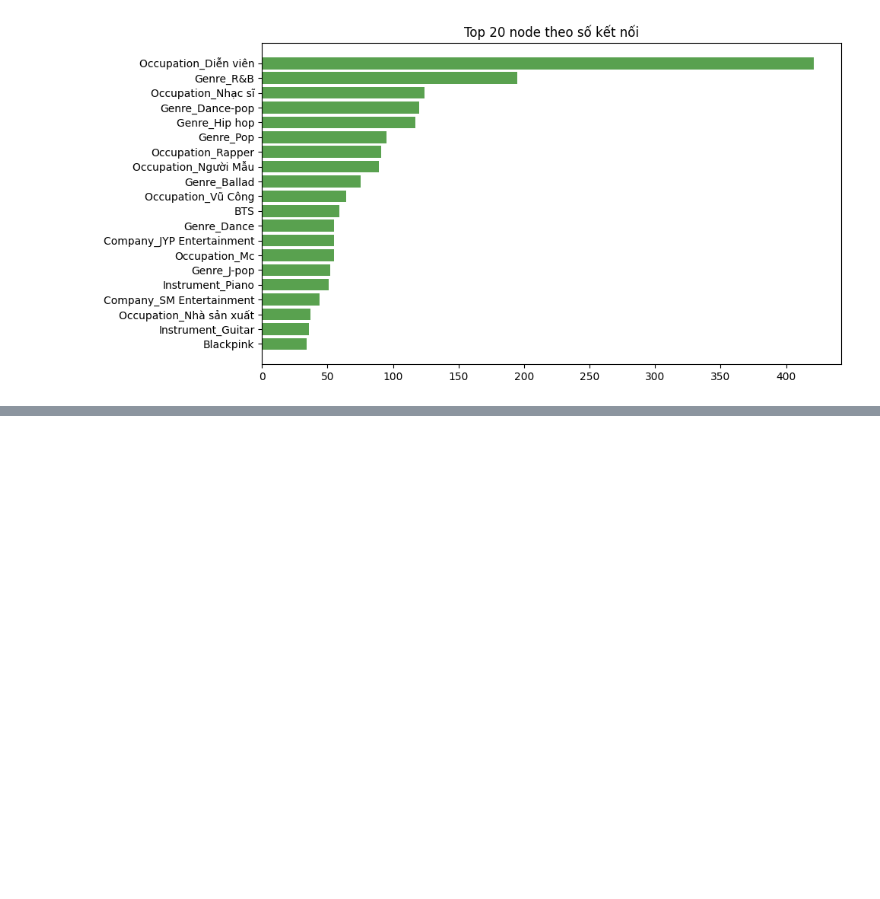
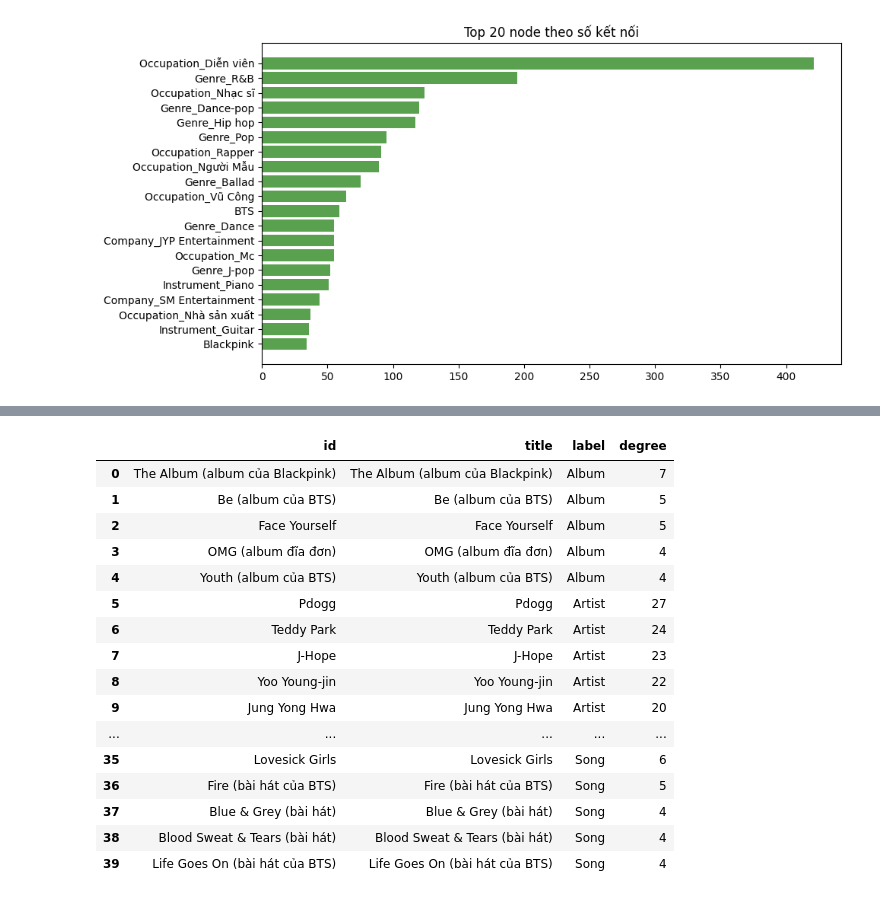
Before and after one commit to huynd2174/Social-Network-Analyst-, a Jupyter notebook: network_analysis.ipynb, the cells around one changed output, grey strips where cells are left out. Cells and saved outputs as stored; diff of their text form; code cells hidden in the pictures; blank space fills up the shorter version.

```diff
--- a/network_analysis.ipynb
+++ b/network_analysis.ipynb
@@ -138,0 +97,52 @@ Top edge types:
+# %%
+# Top 5 node có nhiều kết nối nhất cho mỗi loại label
+import pandas as pd
+
+if nx is not None:
+    # Bảo đảm có graph G
+    if 'G' not in globals():
+        G = nx.Graph()
+        for key in nodes:
+            G.add_node(key)
+        for e in edges:
+            s, t = e.get('source'), e.get('target')
+            if s in nodes and t in nodes:
+                G.add_edge(s, t)
+
+    degree_map = dict(G.degree())
+    label_map = {k: v.get('label') for k, v in nodes.items()}
+    title_map = {k: v.get('title', k) for k, v in nodes.items()}
+
+    deg_df = pd.DataFrame([
+        {'id': nid, 'title': title_map.get(nid, nid), 'label': label_map.get(nid, 'Unknown'), 'degree': deg}
+        for nid, deg in degree_map.items()
+    ])
+
+    top5_by_label = (
+        deg_df.sort_values(['label', 'degree'], ascending=[True, False])
+              .groupby('label', as_index=False)
+              .head(5)
+              .reset_index(drop=True)
+    )
+
+    display(top5_by_label)
+else:
+    print('networkx chưa cài, bỏ qua bước này')
+# %% [output]
+|  | id | title | label | degree |
+| 0 | The Album (album của Blackpink) | The Album (album của Blackpink) | Album | 7 |
+| 1 | Be (album của BTS) | Be (album của BTS) | Album | 5 |
+| 2 | Face Yourself | Face Yourself | Album | 5 |
+| 3 | OMG (album đĩa đơn) | OMG (album đĩa đơn) | Album | 4 |
+| 4 | Youth (album của BTS) | Youth (album của BTS) | Album | 4 |
+| 5 | Pdogg | Pdogg | Artist | 27 |
+| 6 | Teddy Park | Teddy Park | Artist | 24 |
+| 7 | J-Hope | J-Hope | Artist | 23 |
+| 8 | Yoo Young-jin | Yoo Young-jin | Artist | 22 |
+| 9 | Jung Yong Hwa | Jung Yong Hwa | Artist | 20 |
+| ... | ... | ... | ... | ... |
+| 35 | Lovesick Girls | Lovesick Girls | Song | 6 |
+| 36 | Fire (bài hát của BTS) | Fire (bài hát của BTS) | Song | 5 |
+| 37 | Blue & Grey (bài hát) | Blue & Grey (bài hát) | Song | 4 |
+| 38 | Blood Sweat & Tears (bài hát) | Blood Sweat & Tears (bài hát) | Song | 4 |
+| 39 | Life Goes On (bài hát của BTS) | Life Goes On (bài hát của BTS) | Song | 4 |
```
Also changed, not shown: parts of 2 cells of this notebook, 3 other files.
